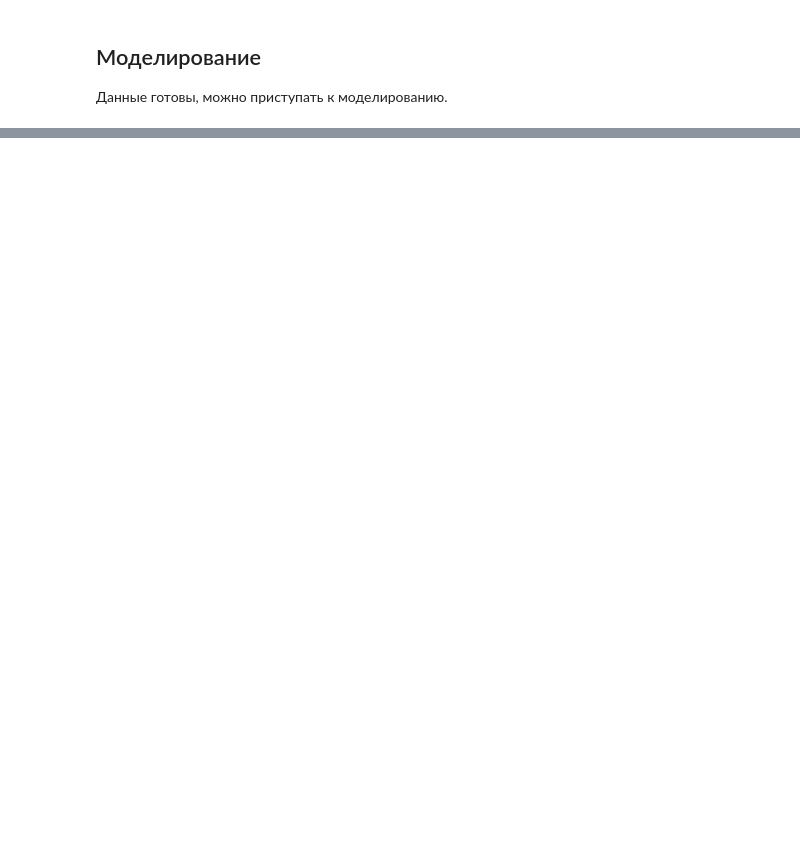
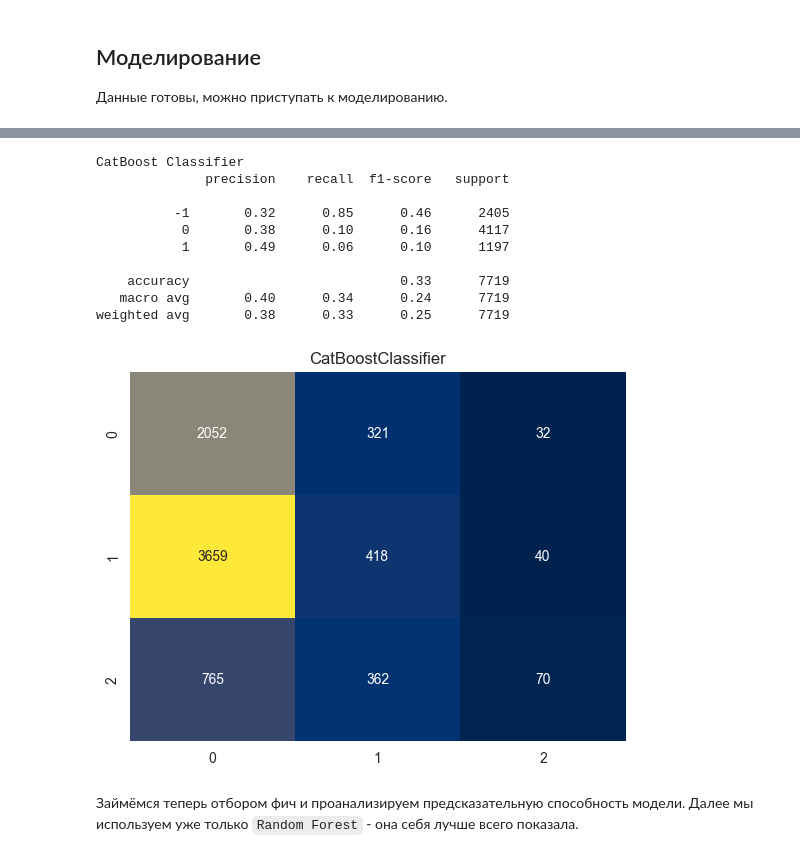
Before and after one commit to et2439/Credit-Scoring-Project, a Jupyter notebook: Credit_Scoring.ipynb, the cells around one changed output, grey strips where cells are left out. Drawn from its saved outputs; the diff is of its cells as text; code cells hidden in the pictures; blank space fills up the shorter version.

```diff
--- a/Credit_Scoring.ipynb
+++ b/Credit_Scoring.ipynb
@@ -404,0 +492,6 @@ X_train, X_test, y_train, y_test = train_test_split(data.drop(columns=['Credit_S
+# %%
+from catboost import CatBoostClassifier
+
+cat = CatBoostClassifier(iterations=1000, task_type="GPU", devices='0')
+cat.fit(X_train_scaled, y_train)
+cat_pred = cat.predict(X_test)
@@ -404,0 +516,31 @@ X_train, X_test, y_train, y_test = train_test_split(data.drop(columns=['Credit_S
+# %%
+print('CatBoost Classifier')
+print(classification_report(y_test, cat_pred))
+
+metrics["CatBoost"] = {
+    "Accuracy": accuracy_score(y_test, cat_pred),
+    "Precision": precision_score(y_test, cat_pred, average="macro"),
+    "Recall": recall_score(y_test, cat_pred, average="macro"),
+    "F1": f1_score(y_test, cat_pred, average="macro")
+}
+
+cm = confusion_matrix(y_test, cat_pred)
+
+sns.heatmap(cm, annot=True, fmt="d", cmap="cividis", cbar=False)
+plt.title("CatBoostClassifier")
+
+plt.show()
+# %% [output]
+CatBoost Classifier
+              precision    recall  f1-score   support
+
+          -1       0.32      0.85      0.46      2405
+           0       0.38      0.10      0.16      4117
+           1       0.49      0.06      0.10      1197
+
+    accuracy                           0.33      7719
+   macro avg       0.40      0.34      0.24      7719
+weighted avg       0.38      0.33      0.25      7719
+[figure, added]
+# %% [markdown]
+Займёмся теперь отбором фич и проанализируем предсказательную способность модели. Далее мы используем уже только `Random Forest` - она себя лучше всего показала.
```
Also changed, not shown: parts of 17 cells of this notebook, 5 other files.
